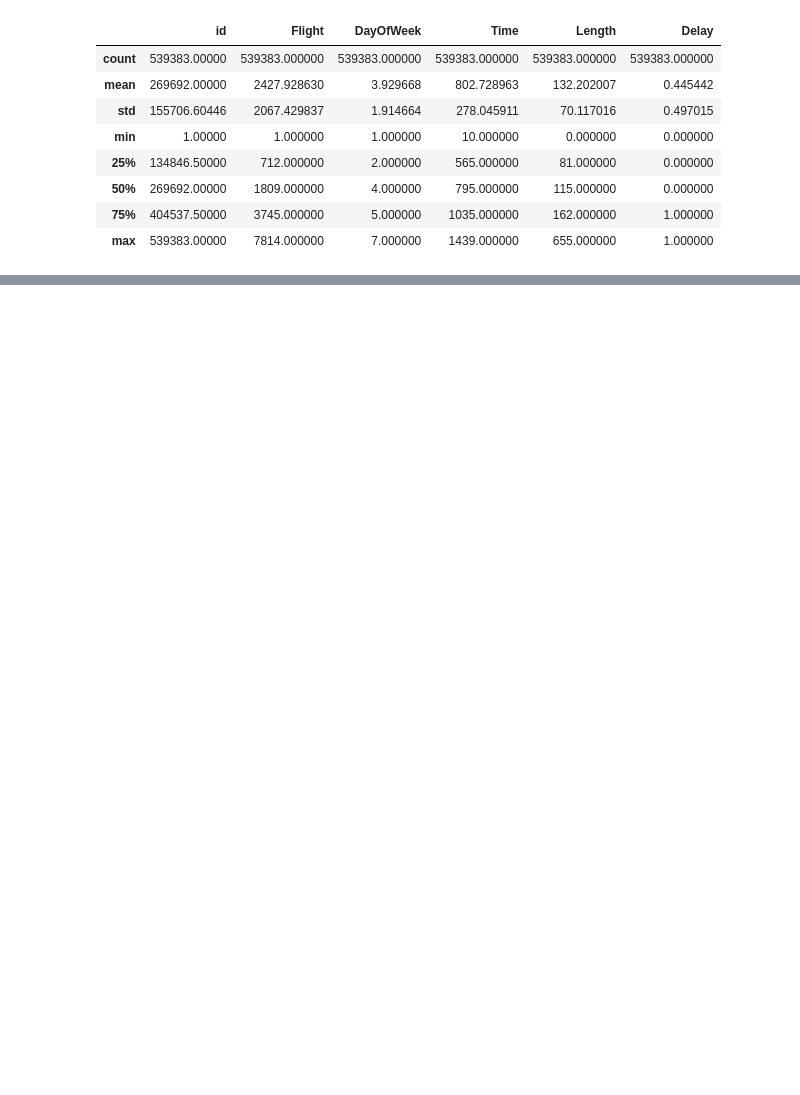
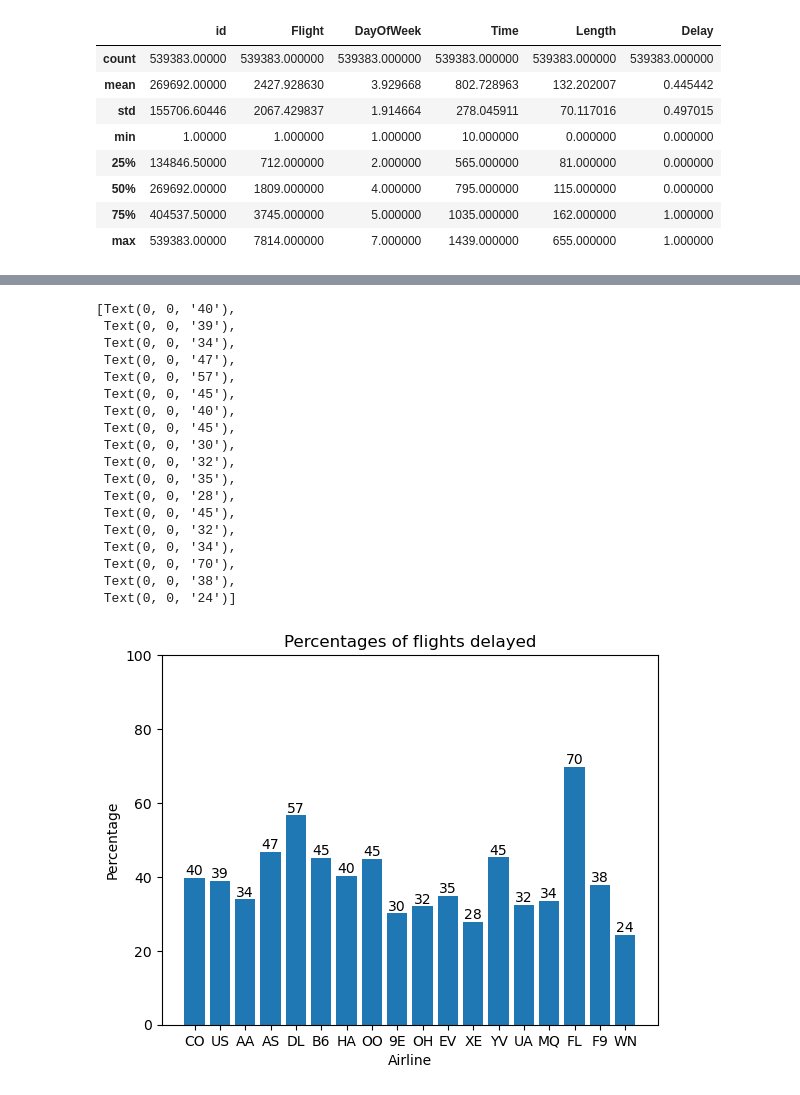
Before and after one commit to ltcolscotty/AirlinesProject, a Jupyter notebook: AirlineAnalysis.ipynb, the cells around one changed output, grey strips where cells are left out. Saved outputs shown, nothing was run; the diff lists cells and outputs as text; code cells hidden in the pictures; blank space fills up the shorter version.

```diff
--- a/AirlineAnalysis.ipynb
+++ b/AirlineAnalysis.ipynb
@@ -53,0 +62,27 @@ array([3, 4, 5, 6, 7, 1, 2], dtype=int64)
+# %%
+y_result3 = y_val3B.div(y_val3A).multiply(100)
+
+fig, ax = plt.subplots()
+bar_container = ax.bar(x_val3, y_result3)
+ax.set(ylabel='Percentage', xlabel='Airline' , title='Percentages of flights delayed', ylim=(0, 100))
+ax.bar_label(bar_container, fmt='{:,.0f}')
+# %% [output]
+[Text(0, 0, '40'),
+ Text(0, 0, '39'),
+ Text(0, 0, '34'),
+ Text(0, 0, '47'),
+ Text(0, 0, '57'),
+ Text(0, 0, '45'),
+ Text(0, 0, '40'),
+ Text(0, 0, '45'),
+ Text(0, 0, '30'),
+ Text(0, 0, '32'),
+ Text(0, 0, '35'),
+ Text(0, 0, '28'),
+ Text(0, 0, '45'),
+ Text(0, 0, '32'),
+ Text(0, 0, '34'),
+ Text(0, 0, '70'),
+ Text(0, 0, '38'),
+ Text(0, 0, '24')]
+[figure, added]
```
Also changed, not shown: parts of 9 cells of this notebook, 1 other file.
